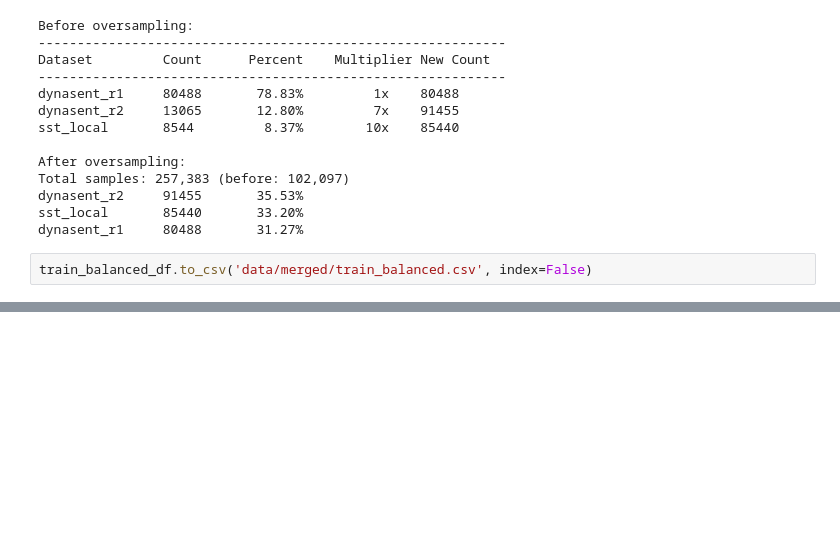
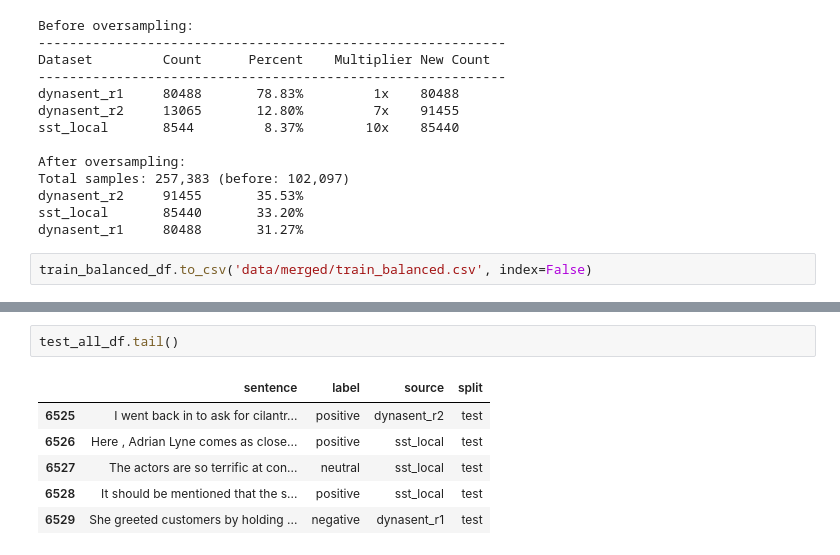
Before and after one commit to jbeno/sentiment, a Jupyter notebook: data_processing.ipynb, the cells around one changed output, grey strips where cells are left out. Drawn from its saved outputs; the diff is of its cells as text; blank space fills up the shorter version.

```diff
--- a/data_processing.ipynb
+++ b/data_processing.ipynb
@@ -1113,0 +1558,9 @@ train_balanced_df.to_csv('data/merged/train_balanced.csv', index=False)
+# %%
+test_all_df.tail()
+# %% [output]
+|  | sentence | label | source | split |
+| 6525 | I went back in to ask for cilantr... | positive | dynasent_r2 | test |
+| 6526 | Here , Adrian Lyne comes as close... | positive | sst_local | test |
+| 6527 | The actors are so terrific at con... | neutral | sst_local | test |
+| 6528 | It should be mentioned that the s... | positive | sst_local | test |
+| 6529 | She greeted customers by holding ... | negative | dynasent_r1 | test |
```
Also changed, not shown: parts of 13 cells of this notebook, 10 other files.
